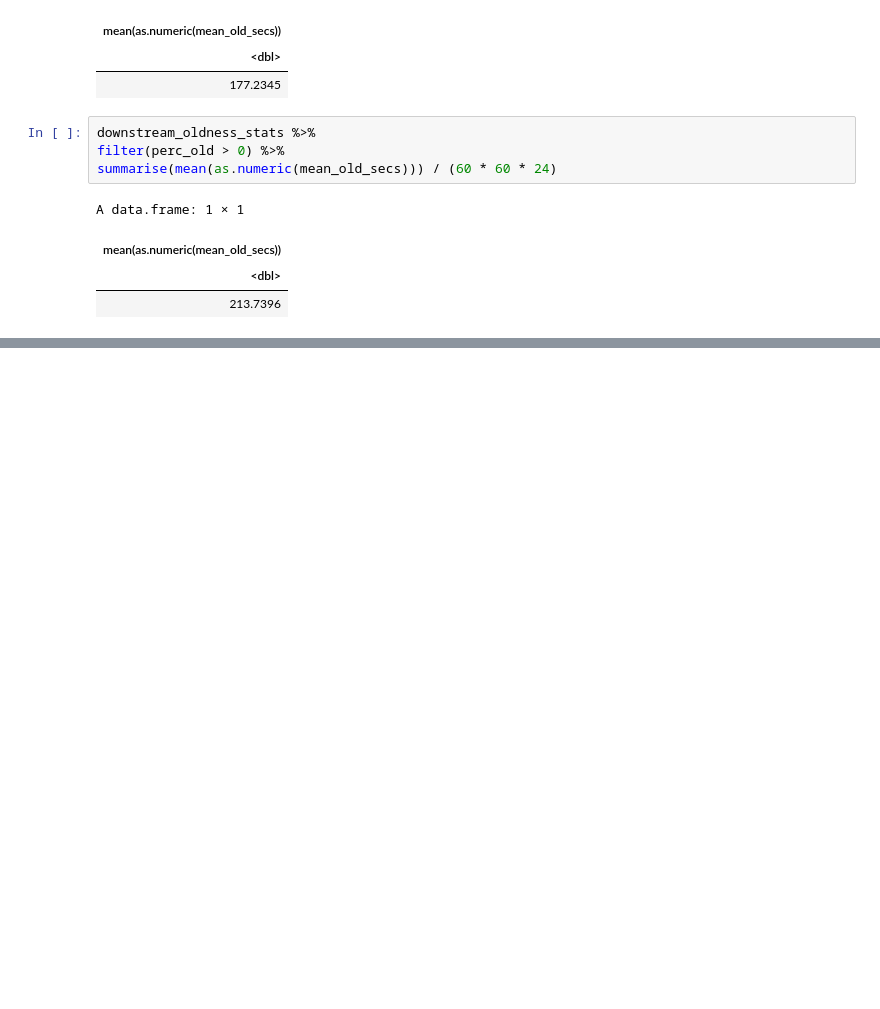
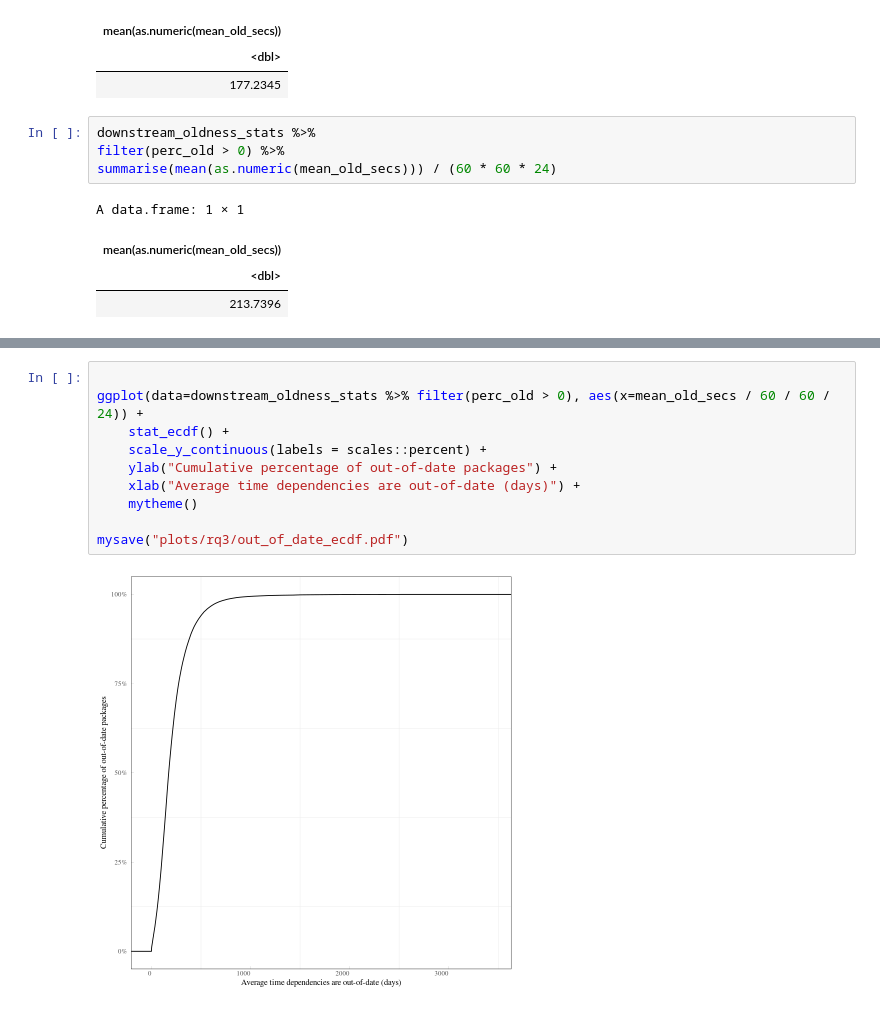
Before and after one commit to donald-pinckney/npm-follower, a Jupyter notebook: analysis/notebooks/rq3_a.ipynb, the cells around one changed output, grey strips where cells are left out. Saved outputs shown, nothing was run; the diff lists cells and outputs as text; blank space fills up the shorter version.

Commit message:
more plots

```diff
--- a/analysis/notebooks/rq3_a.ipynb
+++ b/analysis/notebooks/rq3_a.ipynb
@@ -164,0 +180,12 @@ A data.frame: 1 × 1
+# %%
+
+ggplot(data=downstream_oldness_stats %>% filter(perc_old > 0), aes(x=mean_old_secs / 60 / 60 / 24)) +
+    stat_ecdf() +
+    scale_y_continuous(labels = scales::percent) +
+    ylab("Cumulative percentage of out-of-date packages") +
+    xlab("Average time dependencies are out-of-date (days)") +
+    mytheme()
+
+mysave("plots/rq3/out_of_date_ecdf.pdf")
+# %% [output]
+[figure, added]
```
Also changed, not shown: parts of 9 cells of this notebook, 8 other files.
